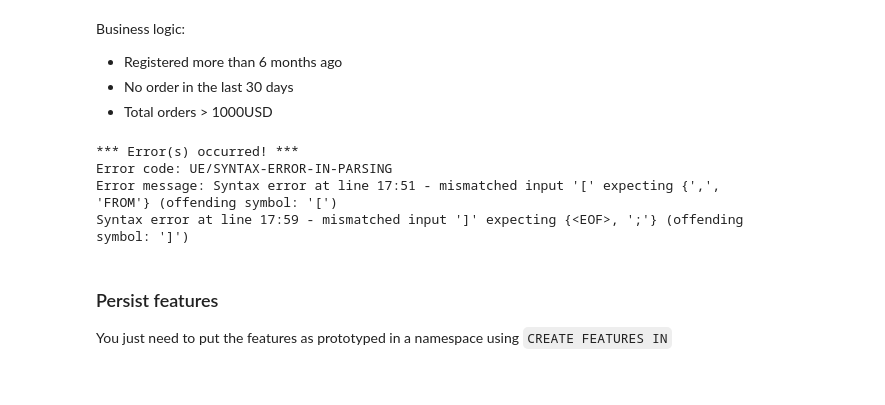
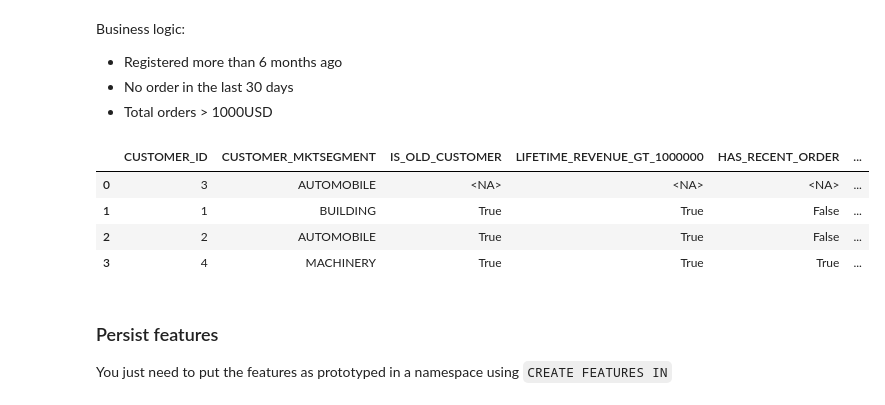
Before and after one commit to featuremesh/demos, a Jupyter notebook: jupyter/notebooks/demos/business_cases/segmentation_1_offline.ipynb, the cells around one changed output. Cells and saved outputs as stored; diff of their text form; code cells hidden in the pictures.

```diff
--- a/jupyter/notebooks/demos/business_cases/segmentation_1_offline.ipynb
+++ b/jupyter/notebooks/demos/business_cases/segmentation_1_offline.ipynb
@@ -75,38 +79,39 @@ Business logic:
 # %%
 %%featureql
 
 WITH
     -- CUSTOMER ENTITY
     CUSTOMERS := ENTITY(),
     CUSTOMER_ID := INPUT(BIGINT#CUSTOMERS),
 
     -- ORDER ENTITY
     ORDERS := ENTITY(),
     ORDER_ID := INPUT(BIGINT#ORDERS),
 
     SOURCE_CUSTOMER := EXTERNAL_SQL(`SELECT c_mktsegment FROM tpch.customer WHERE c_custkey=%CUSTOMER_ID` AS ROW(c_mktsegment VARCHAR)),
     CUSTOMER_MKTSEGMENT := SOURCE_CUSTOMER[c_mktsegment],
 
     SOURCE_CUSTOMER_HISTORY := EXTERNAL_SQL(
         `SELECT h_datefirstorder, h_listorders FROM tpch.customer_history WHERE h_custkey=%CUSTOMER_ID`
         AS ROW(h_datefirstorder DATE, h_listorders ARRAY(ROW(o_orderkey BIGINT#ORDERS, o_orderdate DATE, o_totalprice DOUBLE)))
     ),
     CUSTOMER_DATEFIRST := SOURCE_CUSTOMER_HISTORY[h_datefirstorder],
     CUSTOMER_ORDERS := SOURCE_CUSTOMER_HISTORY[h_listorders],
 
 SELECT
-    CUSTOMER_ID                 := BIND_TABLE(ARRAY[1,2,3,4]),
+    CUSTOMER_ID                 := BIND_VALUES(ARRAY[1,2,3,4]),
     CUSTOMER_MKTSEGMENT,
     -- CUSTOMER_ORDERS,
     IS_OLD_CUSTOMER             := DATE_DIFF(CAST(CUSTOMER_DATEFIRST AS TIMESTAMP), TIMESTAMP '1998-08-02', 'MONTH') > 6,
     LIFETIME_REVENUE_GT_1000000 := ARRAY_SUM(CUSTOMER_ORDERS[o_totalprice]) >.5 1000000e0,
     HAS_RECENT_ORDER            := DATE_DIFF(CAST(ARRAY_MAX(CUSTOMER_ORDERS[o_orderdate]) AS TIMESTAMP), TIMESTAMP '1998-08-02', 'DAY') < 60,
     SEND_PROMOCODE              := IS_OLD_CUSTOMER AND LIFETIME_REVENUE_GT_1000000 AND NOT HAS_RECENT_ORDER
 # %% [output]
-*** Error(s) occurred! ***
-Error code: UE/SYNTAX-ERROR-IN-PARSING
-Error message: Syntax error at line 17:51 - mismatched input '[' expecting {',', 'FROM'} (offending symbol: '[')
-Syntax error at line 17:59 - mismatched input ']' expecting {<EOF>, ';'} (offending symbol: ']')
+|  | CUSTOMER_ID | CUSTOMER_MKTSEGMENT | IS_OLD_CUSTOMER | LIFETIME_REVENUE_GT_1000000 | HAS_RECENT_ORDER | ... |
+| 0 | 3 | AUTOMOBILE | <NA> | <NA> | <NA> | ... |
+| 1 | 1 | BUILDING | True | True | False | ... |
+| 2 | 2 | AUTOMOBILE | True | True | False | ... |
+| 3 | 4 | MACHINERY | True | True | True | ... |
 # %% [markdown]
 ### Persist features
 
```
Also changed, not shown: parts of 5 cells of this notebook, 15 other files.
